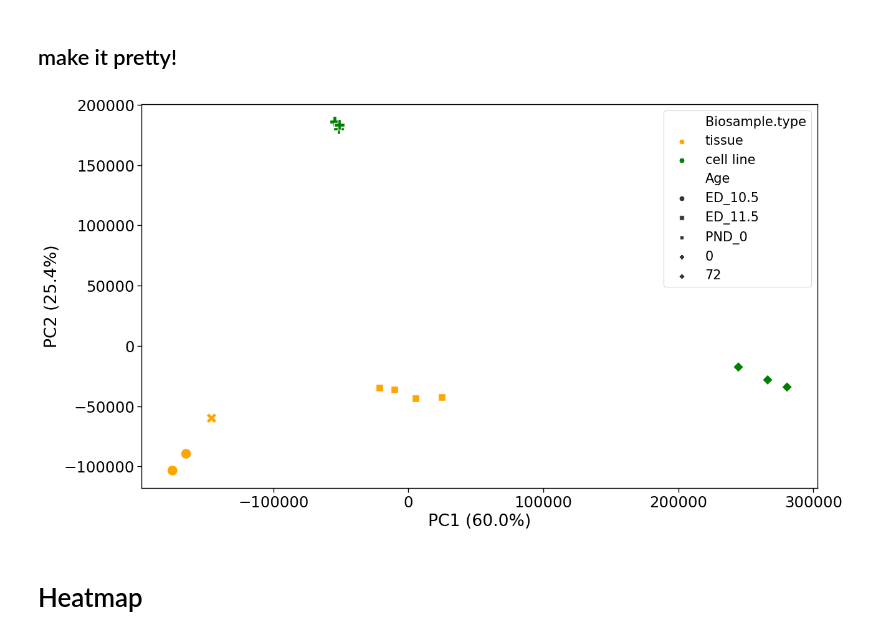
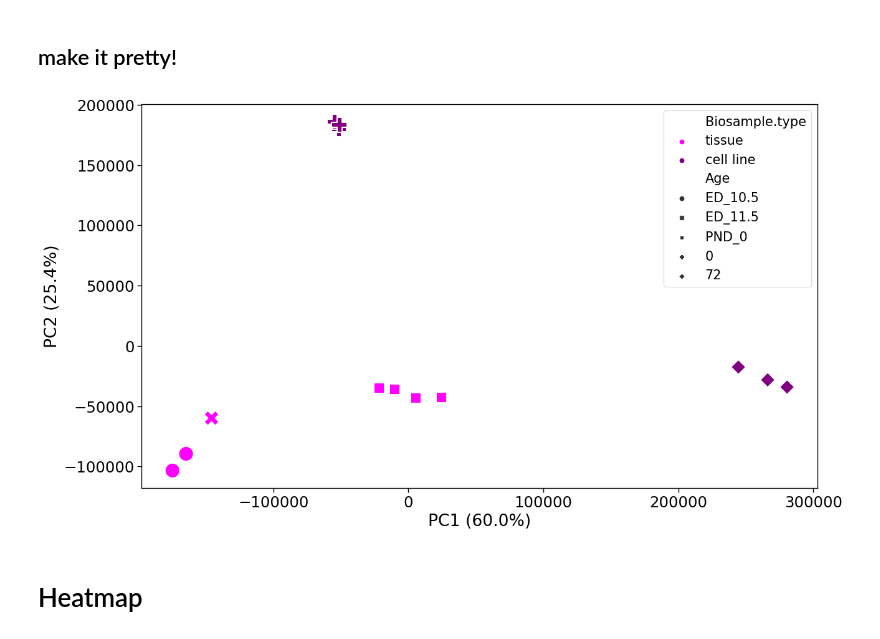
Before and after one commit to maroonApricot/cosmos-project, a Jupyter notebook: pcaheatmap.ipynb, the cells around one changed output. Cells and saved outputs as stored; diff of their text form; code cells hidden in the pictures.

Commit message:
pink and purple PCA

```diff
--- a/pcaheatmap.ipynb
+++ b/pcaheatmap.ipynb
@@ -97,22 +97,22 @@ pca_df = pca_df.merge(metadata, left_index=True, right_on='Sample')
 ## make it pretty!
 # %%
 # Make a mini dictionary to assign color to fshd status
-c_dict = {'in vitro differentiated cells': 'green',
-          'cell line': 'green',
-          'tissue': 'orange'}
+c_dict = {'in vitro differentiated cells': 'purple',
+          'cell line': 'purple',
+          'tissue': 'magenta'}
 
 plt.figure(figsize=(14,8))
 plt.tight_layout()
 ax = sns.scatterplot(data=pca_df, x=cols[0], y=cols[1],
-                     s=150, # size of point
+                     s=300, # size of point
                      hue='Biosample.type', palette=c_dict, style='Age')
 plt.legend(loc='upper right', fontsize=15)
 
 #export
 output_file = "plots/PCA.png"
 plt.savefig(output_file)
 # %% [output]
-[figure, old version]
+[figure, new version]
 # %%
 # Get the top weighted genes for PC1 and PC2
 top_genes_pc1 = input_df.columns[pca.components_[0].argsort()[::-1]]
```
Also changed, not shown: 1 other file.
